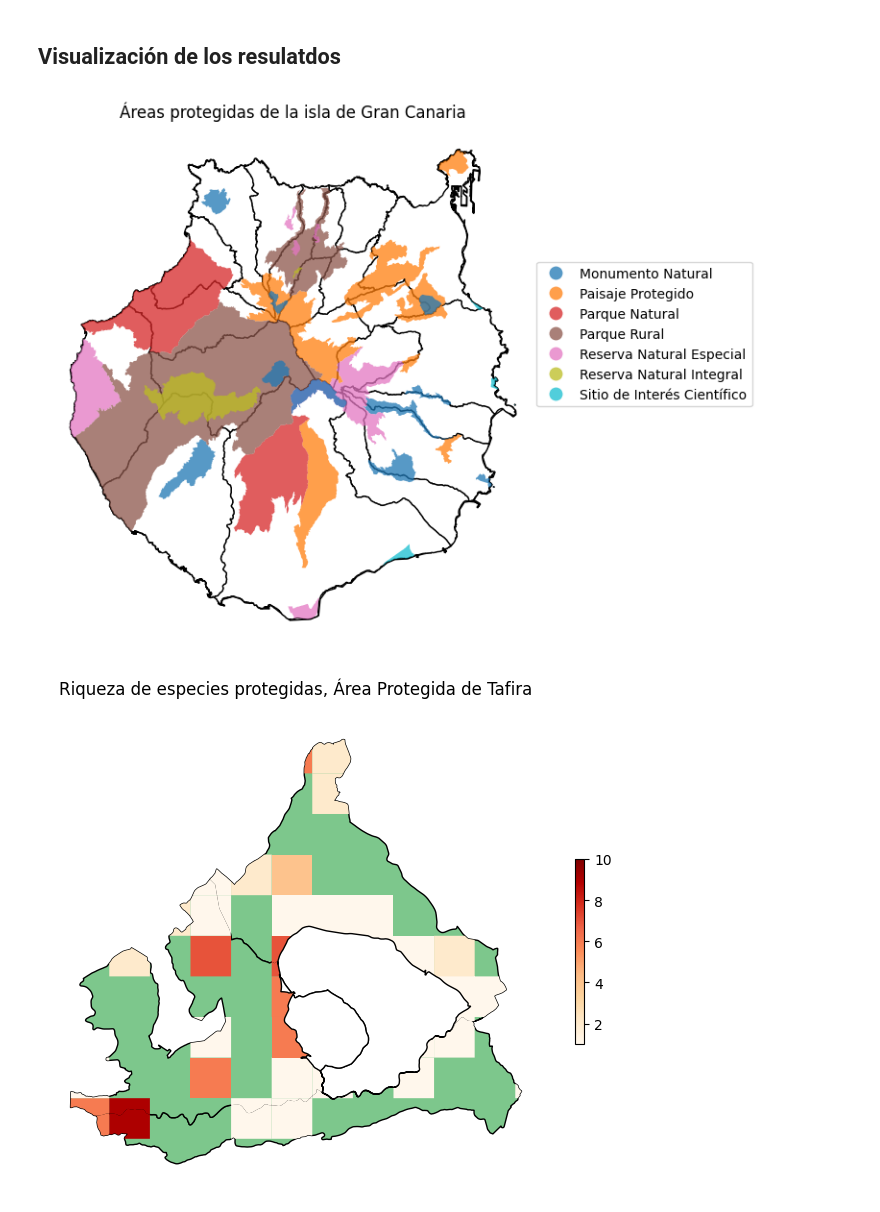
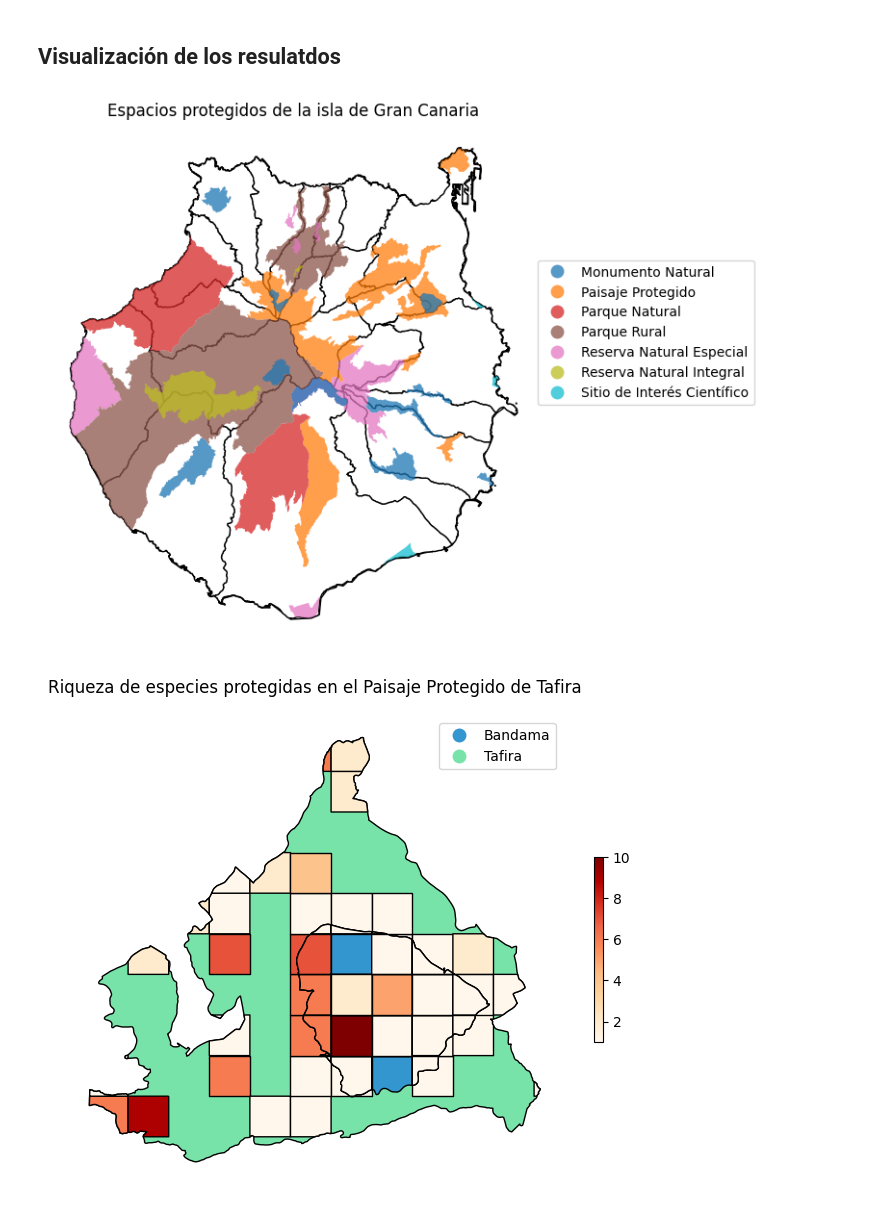
Before and after one commit to Juankkar/QGIS_IDECanarias_data, a Jupyter notebook: src/geopandas.ipynb, the cells around one changed output. Saved outputs shown, nothing was run; the diff lists cells and outputs as text; code cells hidden in the pictures.

```diff
--- a/src/geopandas.ipynb
+++ b/src/geopandas.ipynb
@@ -109,10 +110,8 @@ gc_municipios.head()
 | 39 | 40 | 35013 | MOYA | GRAN CANARIA | MULTIPOLYGON (((443980.635 311351... |
 | 40 | 41 | 35009 | GÁLDAR | GRAN CANARIA | MULTIPOLYGON (((430845.114 311321... |
 # %%
-filtro_tafira = eennpp["nombre"] == "Tafira"
+# filtro_tafira = eennpp["nombre"] == "Tafira"
+filtro_tafira = eennpp["nombre"].isin(["Tafira", "Bandama"])
 eennpp_tafira = eennpp[filtro_tafira]
-eennpp_tafira_muni = gpd.overlay(eennpp_tafira,
-                                 gc_municipios,
-                                 how="intersection")
-eennpp_tafira_muni.head()
+eennpp_tafira.head()
 # %% [output]
@@ -137,7 +123,7 @@ especies_protegiodas_tafira = gpd.overlay(especies_protegidas,
                                           eennpp_tafira,
                                           how="intersection")
 especies_protegiodas_tafira_muni = gpd.overlay(especies_protegiodas_tafira,
-                                               municipios,
+                                               eennpp_tafira,
                                                how="intersection")
 especies_protegiodas_tafira_muni.head()
 # %% [output]
@@ -163,38 +149,39 @@ eennp_gran_canaria.head()
 # %%
 fig, ax = plt.subplots(1, 1, figsize=(7, 7))
 
-gran_canaria_isla.plot(ax=ax, facecolor='white',
+gran_canaria_isla.plot(ax=ax, facecolor="white",
                        edgecolor="black")
-gc_municipios.plot(ax=ax, facecolor='white',
+gc_municipios.plot(ax=ax, facecolor="white",
                        edgecolor="black")
 plot = eennp_gran_canaria.plot(column='categoria',
                                 legend=True,
                                 ax=ax,
                                 alpha = .75)
 # Set axis labels and title
-ax.set_title('Áreas protegidas de la isla de Gran Canaria')
+ax.set_title("Espacios protegidos de la isla de Gran Canaria")
 leg = plot.get_legend()
 leg.set_bbox_to_anchor((1.45, 0.75))
 ax.set_axis_off()
 # %% [output]
-[figure, old version]
+[figure, new version]
 # %%
 fig, ax = plt.subplots(1, 1, figsize=(8, 8))
 
-eennpp_tafira_muni.plot(ax=ax,
-                   facecolor = "#7dc78c",
-                   edgecolor= "black")
+eennpp_tafira.plot(ax=ax,
+                   column = "nombre",
+                   edgecolor= "black",
+                   cmap=ListedColormap(["#3496cf", "#78e3a8"]),
+                   legend=True)
+
 plot = especies_protegiodas_tafira_muni.plot(column="riqueza",
                                              ax=ax,
                                              legend=True,
                                              legend_kwds={'shrink': 0.3},
-                                             cmap="OrRd")
-eennpp_bandama_muni.plot(ax=ax,
-                    facecolor = "white",
-                    edgecolor= "black")
+                                             cmap="OrRd",
+                                             edgecolor="black")
 
-ax.set_title("Riqueza de especies protegidas, Área Protegida de Tafira")
+ax.set_title("Riqueza de especies protegidas en el Paisaje Protegido de Tafira")
 leg = plot.get_legend()
 ax.set_axis_off()
 # %% [output]
-[figure, old version]
+[figure, new version]
```
Also changed, not shown: parts of 4 cells of this notebook.
